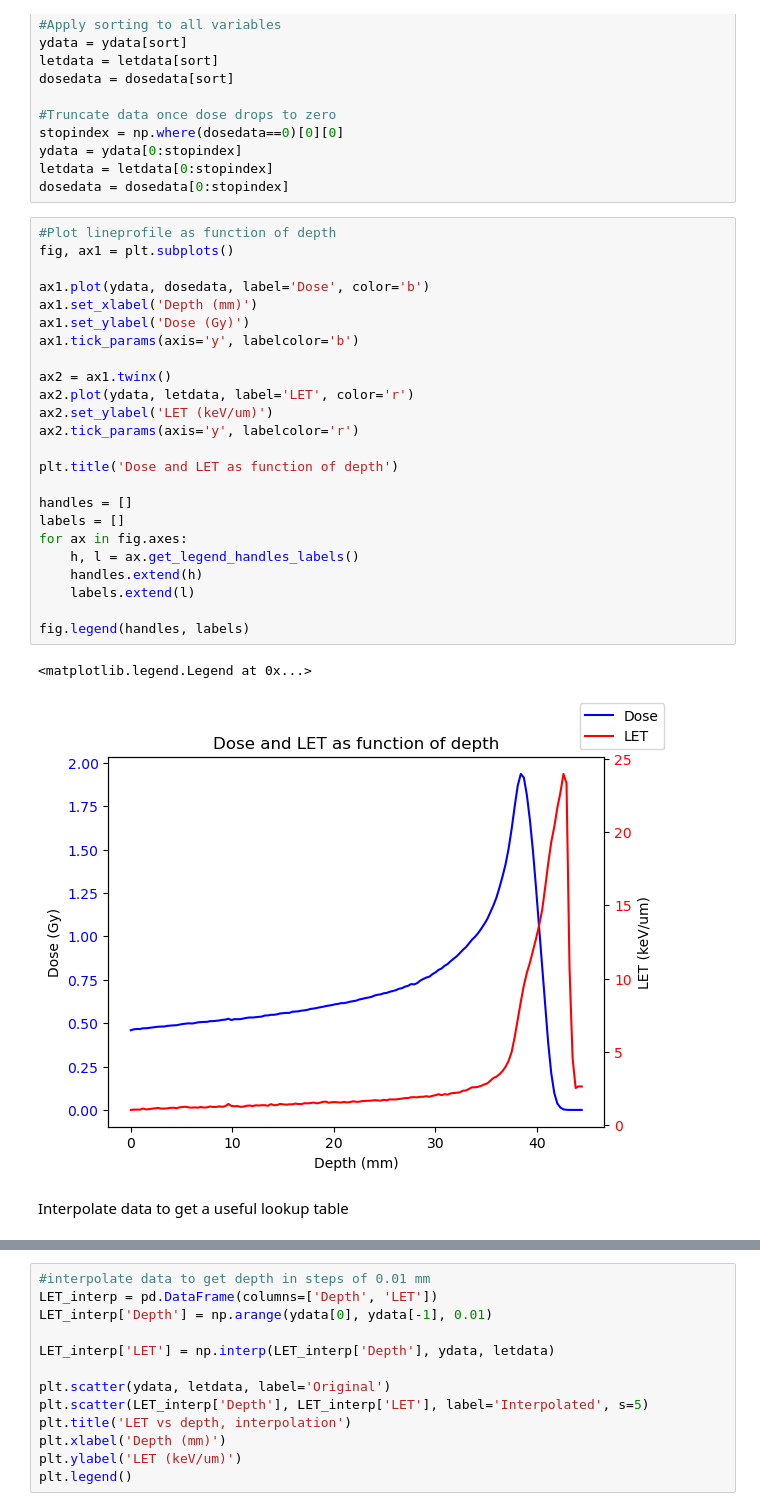
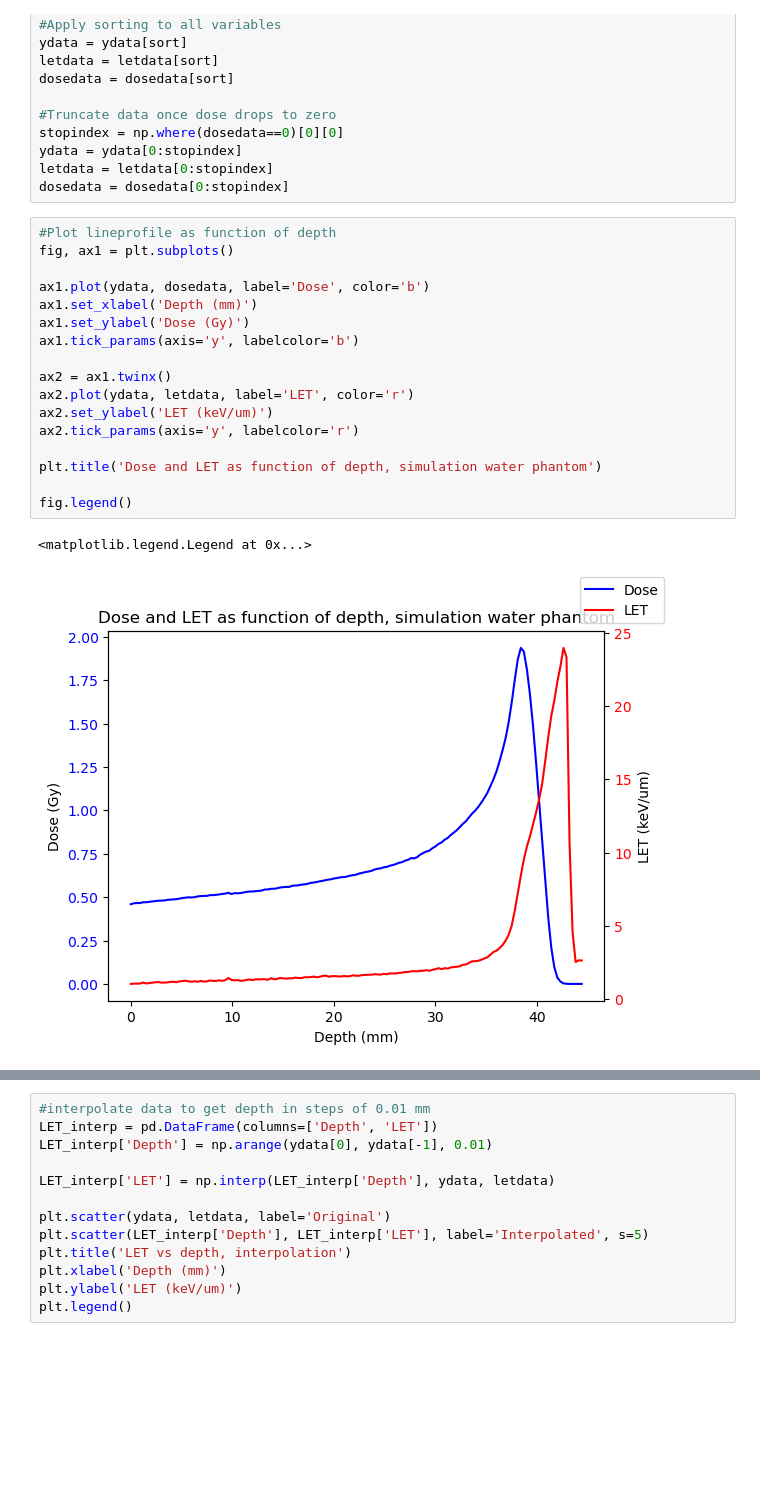
Before and after one commit to BrittHaanen15/Thesis_project, a Jupyter notebook: Python codes/Finding mid LET.ipynb, the cells around one changed output, grey strips where cells are left out. Cells and saved outputs as stored; diff of their text form; blank space fills up the shorter version.

```diff
--- a/Python codes/Finding mid LET.ipynb
+++ b/Python codes/Finding mid LET.ipynb
@@ -59,29 +59,20 @@ dosedata = dosedata[0:stopindex]
 # %%
 #Plot lineprofile as function of depth
 fig, ax1 = plt.subplots()
 
 ax1.plot(ydata, dosedata, label='Dose', color='b')
 ax1.set_xlabel('Depth (mm)')
 ax1.set_ylabel('Dose (Gy)')
 ax1.tick_params(axis='y', labelcolor='b')
 
 ax2 = ax1.twinx()
 ax2.plot(ydata, letdata, label='LET', color='r')
 ax2.set_ylabel('LET (keV/um)')
 ax2.tick_params(axis='y', labelcolor='r')
 
-plt.title('Dose and LET as function of depth')
+plt.title('Dose and LET as function of depth, simulation water phantom')
 
-handles = []
-labels = []
-for ax in fig.axes:
-    h, l = ax.get_legend_handles_labels()
-    handles.extend(h)
-    labels.extend(l)
-
-fig.legend(handles, labels)
+fig.legend()
 # %% [output]
 <matplotlib.legend.Legend at 0x...>
-[figure, old version]
+[figure, new version]
-# %% [markdown]
-Interpolate data to get a useful lookup table
```
Also changed, not shown: parts of 15 cells of this notebook.
